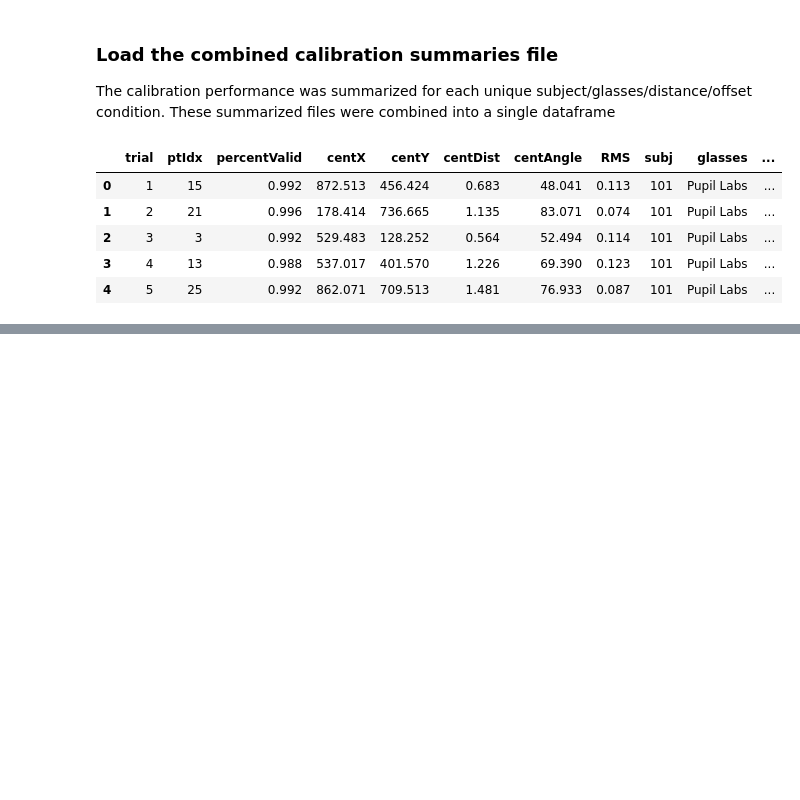
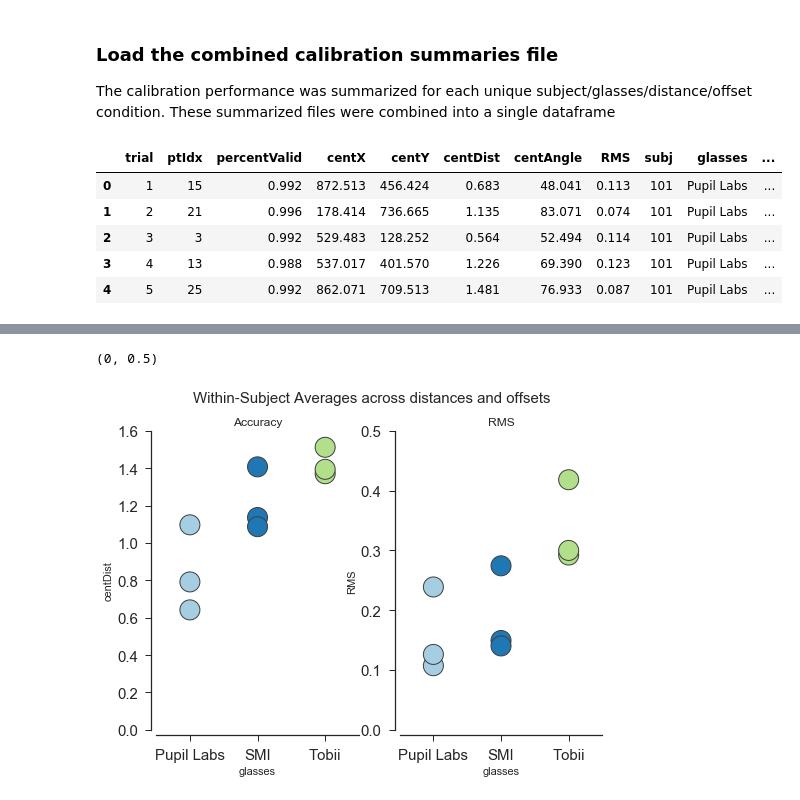
Before and after one commit to jeffmacinnes/glassesCalibration, a Jupyter notebook: analysis/calibrationAnalyses.ipynb, the cells around one changed output, grey strips where cells are left out. Saved outputs shown, nothing was run; the diff lists cells and outputs as text; code cells hidden in the pictures; blank space fills up the shorter version.

```diff
--- a/analysis/calibrationAnalyses.ipynb
+++ b/analysis/calibrationAnalyses.ipynb
@@ -176,0 +162,3 @@ df_0deg_center.shape
+# %%
+df_subjAvg = df_byCond.groupby(['subj', 'glasses']).mean().reset_index()
+df_subjAvg
@@ -176,0 +176,27 @@ df_0deg_center.shape
+# %%
+matplotlib.rc('ytick', labelsize=15)
+matplotlib.rc('xtick', labelsize=15)
+
+
+# plot accuracy & RMS
+fig, ax = plt.subplots(1,2)
+fig.suptitle('Within-Subject Averages across distances and offsets', fontsize=15)
+
+#sns.boxplot(x="glasses", y="centDist", ax=ax[0], data=df_subjAvg, palette="Paired")
+sns.stripplot(x="glasses", y="centDist", size=20, linewidth=1, ax=ax[0], data=df_subjAvg, palette="Paired")
+
+sns.despine(offset=5, trim=False)
+ax[0].set_title('Accuracy')
+ax[0].set_ylim(0,1.6)
+
+#sns.boxplot(x="glasses", y="RMS", ax=ax[1], data=df_subjAvg, palette="Paired")
+sns.stripplot(x="glasses", y="RMS", size=20, linewidth=1, ax=ax[1], data=df_subjAvg, palette="Paired")
+
+sns.despine(offset=5, trim=False)
+ax[1].set_title('RMS')
+ax[1].set_ylim(0, .5)
+
+#plt.tight_layout()
+# %% [output]
+(0, 0.5)
+[figure, added]
```
Also changed, not shown: parts of 40 cells of this notebook.
